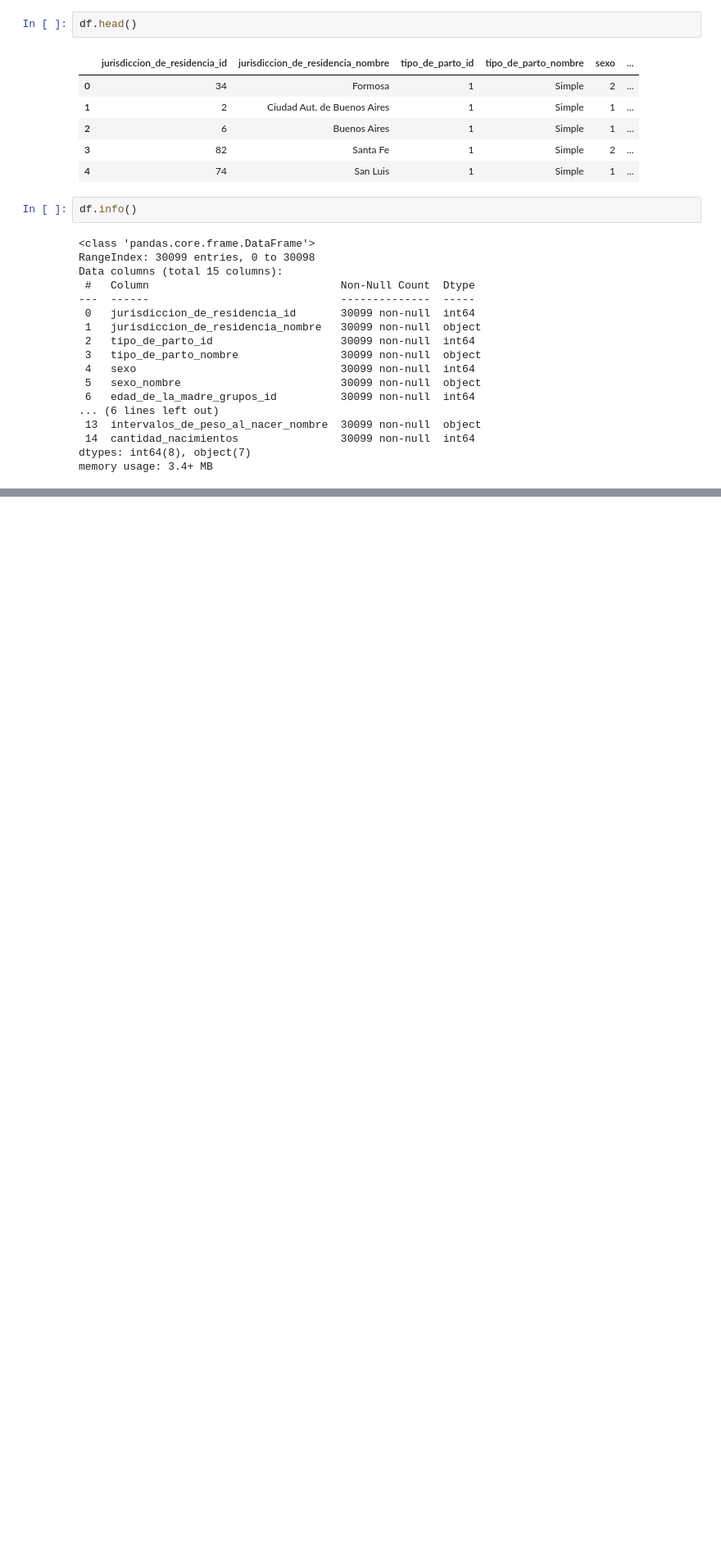
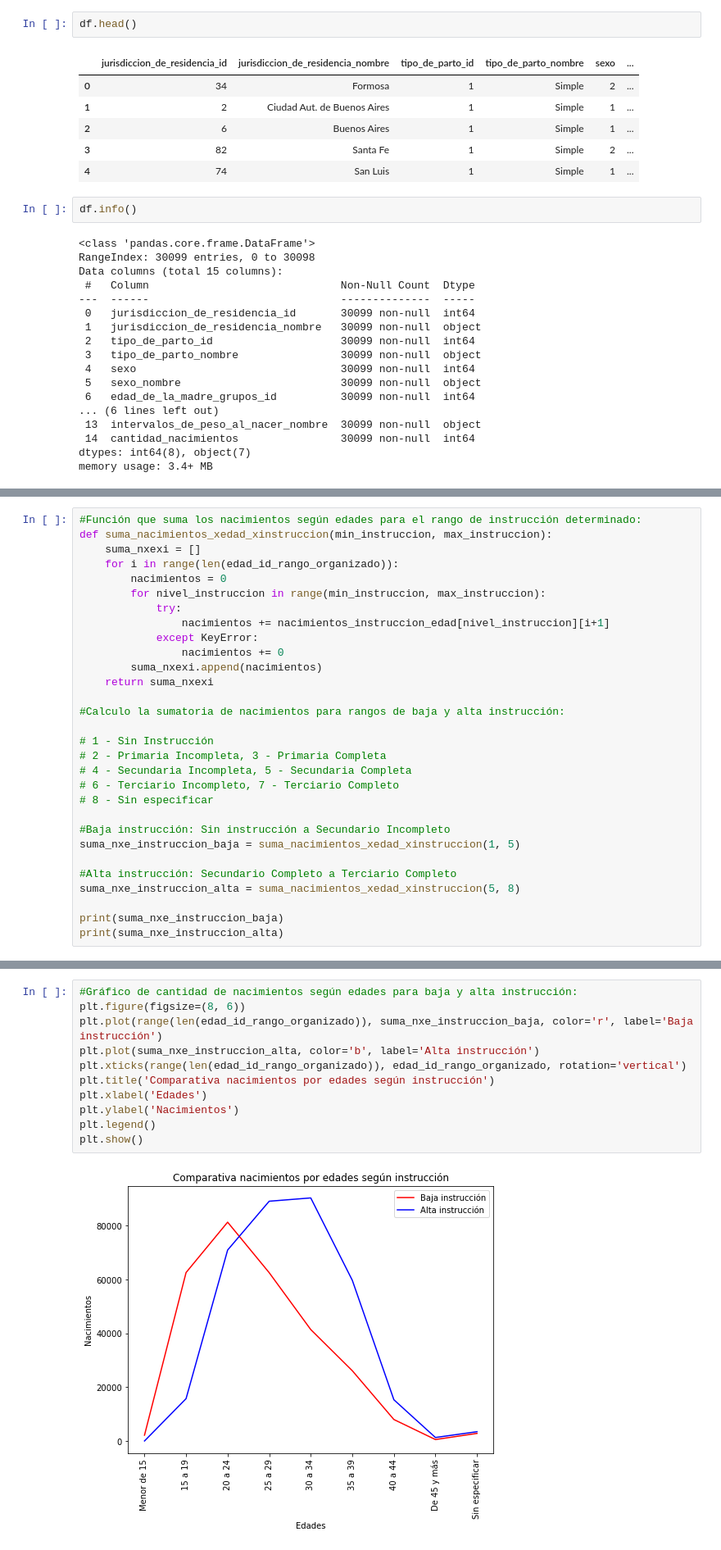
Before and after one commit to gagabriela2787/Grupo7ISPC, a Jupyter notebook: consulta_2_provisoria.ipynb, the cells around one changed output, grey strips where cells are left out. Shown: that part at 82% size. Cells and saved outputs as stored; diff of their text form; blank space fills up the shorter version.

```diff
--- a/consulta_2_provisoria.ipynb
+++ b/consulta_2_provisoria.ipynb
@@ -78,0 +165,30 @@ plt.show()
+# %%
+#Función que suma los nacimientos según edades para el rango de instrucción determinado:
+def suma_nacimientos_xedad_xinstruccion(min_instruccion, max_instruccion):
+    suma_nxexi = []
+    for i in range(len(edad_id_rango_organizado)):
+        nacimientos = 0
+        for nivel_instruccion in range(min_instruccion, max_instruccion):
+            try:
+                nacimientos += nacimientos_instruccion_edad[nivel_instruccion][i+1]
+            except KeyError:
+                nacimientos += 0
+        suma_nxexi.append(nacimientos)
+    return suma_nxexi
+
+#Calculo la sumatoria de nacimientos para rangos de baja y alta instrucción:
+
+# 1 - Sin Instrucción
+# 2 - Primaria Incompleta, 3 - Primaria Completa
+# 4 - Secundaria Incompleta, 5 - Secundaria Completa
+# 6 - Terciario Incompleto, 7 - Terciario Completo
+# 8 - Sin especificar
+
+#Baja instrucción: Sin instrucción a Secundario Incompleto
+suma_nxe_instruccion_baja = suma_nacimientos_xedad_xinstruccion(1, 5)
+
+#Alta instrucción: Secundario Completo a Terciario Completo
+suma_nxe_instruccion_alta = suma_nacimientos_xedad_xinstruccion(5, 8)
+
+print(suma_nxe_instruccion_baja)
+print(suma_nxe_instruccion_alta)
@@ -78,0 +198,13 @@ plt.show()
+# %%
+#Gráfico de cantidad de nacimientos según edades para baja y alta instrucción:
+plt.figure(figsize=(8, 6))
+plt.plot(range(len(edad_id_rango_organizado)), suma_nxe_instruccion_baja, color='r', label='Baja instrucción')
+plt.plot(suma_nxe_instruccion_alta, color='b', label='Alta instrucción')
+plt.xticks(range(len(edad_id_rango_organizado)), edad_id_rango_organizado, rotation='vertical')
+plt.title('Comparativa nacimientos por edades según instrucción')
+plt.xlabel('Edades')
+plt.ylabel('Nacimientos')
+plt.legend()
+plt.show()
+# %% [output]
+[figure, added]
```
Also changed, not shown: parts of 21 cells of this notebook.
